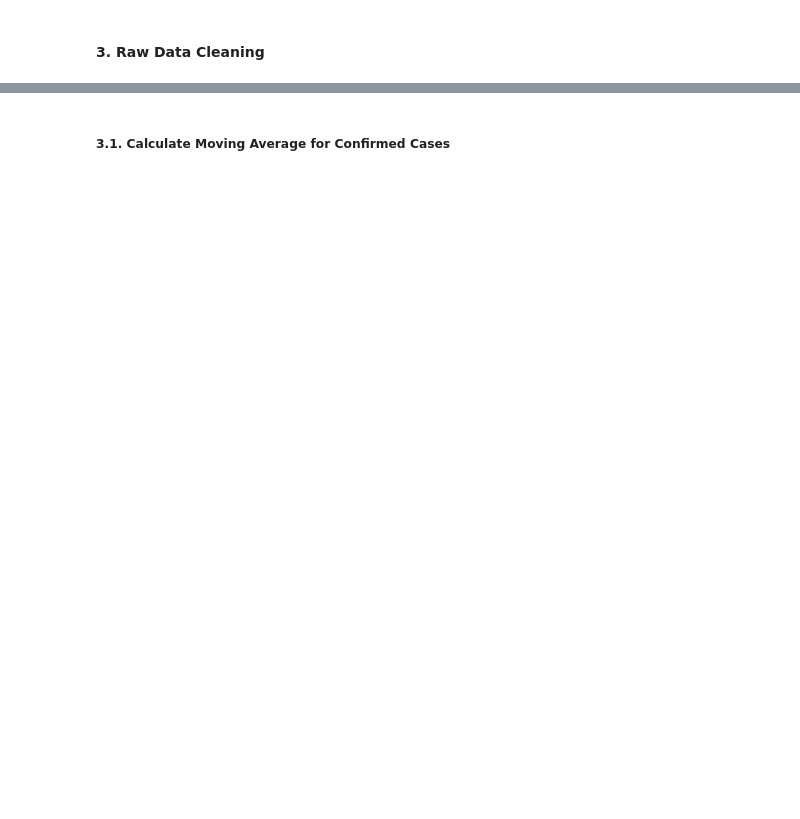
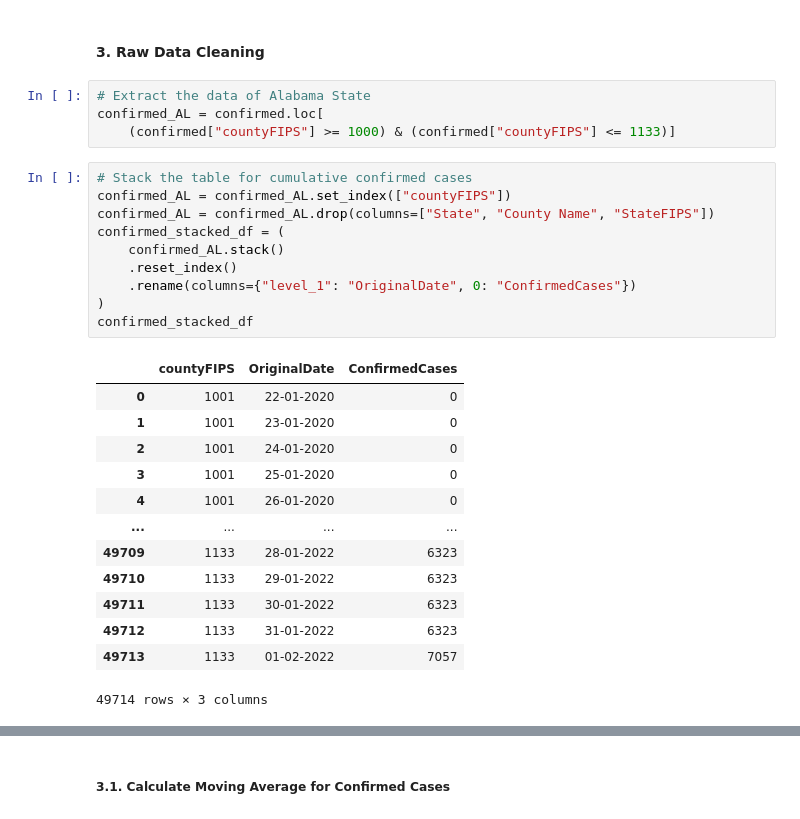
Before and after one commit to Daremitsu1/Covid-case-forecasting, a Jupyter notebook: Covid case forecasting using TimeSeries.ipynb, the cells around one changed output, grey strips where cells are left out. Drawn from its saved outputs; the diff is of its cells as text; blank space fills up the shorter version.

```diff
--- a/Covid case forecasting using TimeSeries.ipynb
+++ b/Covid case forecasting using TimeSeries.ipynb
@@ -25,2 +35,30 @@ Exception: Could not login using Pro authencation.Please verify in Pro that you
 # %% [markdown]
 #### 3. Raw Data Cleaning
+# %%
+# Extract the data of Alabama State
+confirmed_AL = confirmed.loc[
+    (confirmed["countyFIPS"] >= 1000) & (confirmed["countyFIPS"] <= 1133)]
+# %%
+# Stack the table for cumulative confirmed cases
+confirmed_AL = confirmed_AL.set_index(["countyFIPS"])
+confirmed_AL = confirmed_AL.drop(columns=["State", "County Name", "StateFIPS"])
+confirmed_stacked_df = (
+    confirmed_AL.stack()
+    .reset_index()
+    .rename(columns={"level_1": "OriginalDate", 0: "ConfirmedCases"})
+)
+confirmed_stacked_df
+# %% [output]
+|  | countyFIPS | OriginalDate | ConfirmedCases |
+| 0 | 1001 | 22-01-2020 | 0 |
+| 1 | 1001 | 23-01-2020 | 0 |
+| 2 | 1001 | 24-01-2020 | 0 |
+| 3 | 1001 | 25-01-2020 | 0 |
+| 4 | 1001 | 26-01-2020 | 0 |
+| ... | ... | ... | ... |
+| 49709 | 1133 | 28-01-2022 | 6323 |
+| 49710 | 1133 | 29-01-2022 | 6323 |
+| 49711 | 1133 | 30-01-2022 | 6323 |
+| 49712 | 1133 | 31-01-2022 | 6323 |
+| 49713 | 1133 | 01-02-2022 | 7057 |
+49714 rows × 3 columns
```
Also changed, not shown: parts of 20 cells of this notebook.
